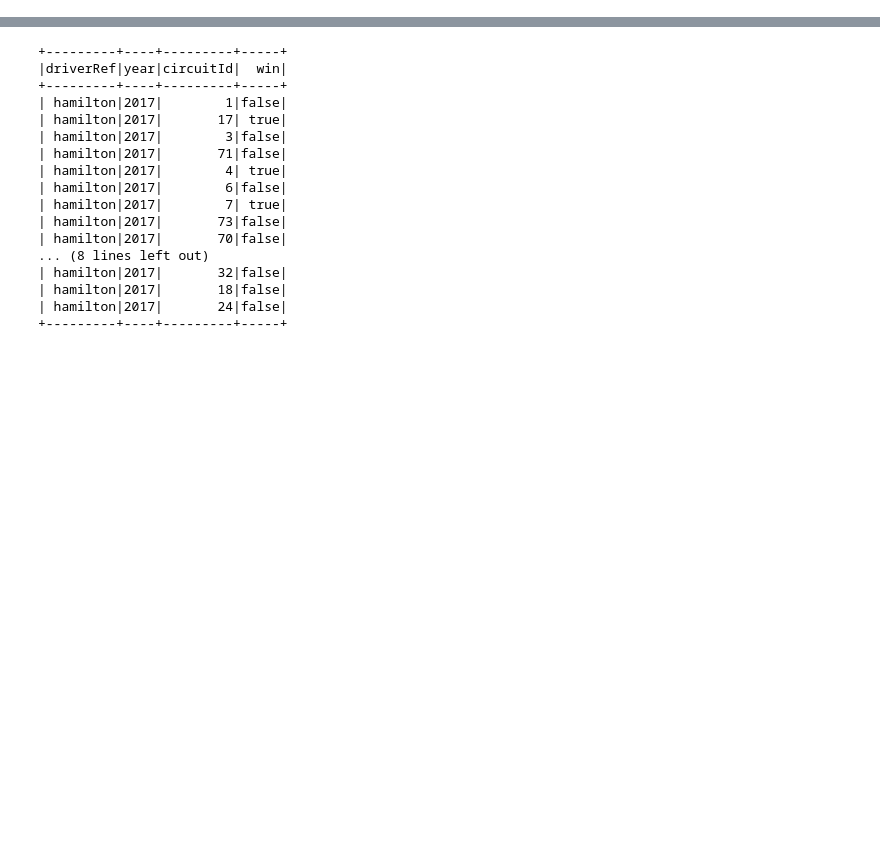
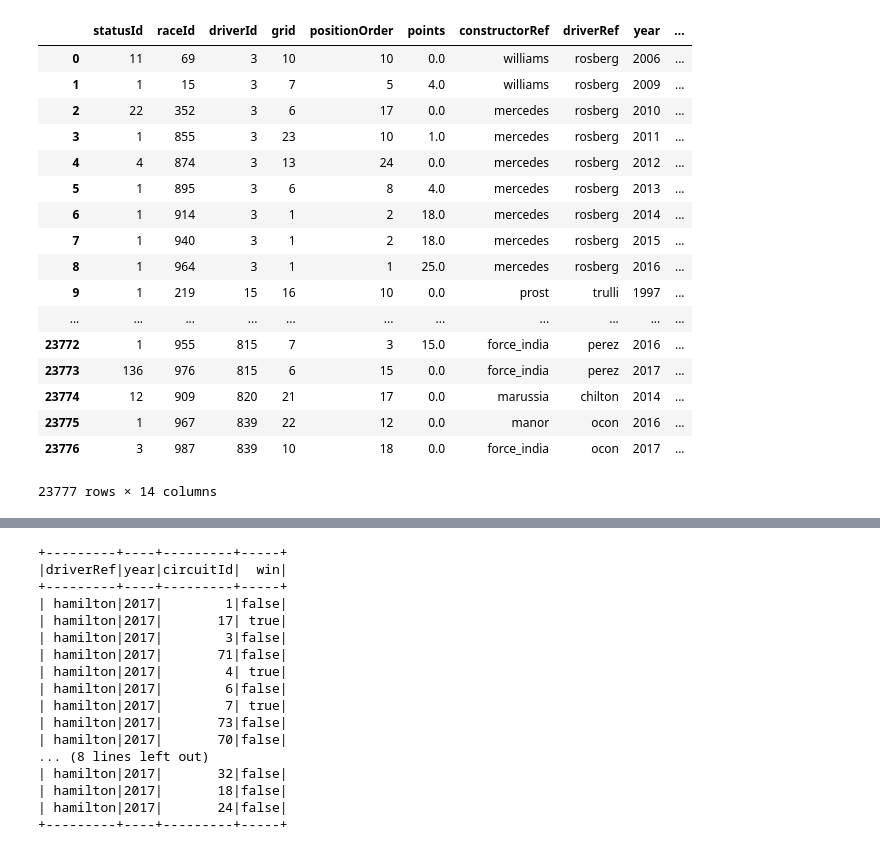
Before and after one commit to NielsHoogeveen1990/F1_predictor, a Jupyter notebook: notebooks/Spark.ipynb, the cells around one changed output, grey strips where cells are left out. Cells and saved outputs as stored; diff of their text form; code cells hidden in the pictures; blank space fills up the shorter version.

```diff
--- a/notebooks/Spark.ipynb
+++ b/notebooks/Spark.ipynb
@@ -99,0 +142,49 @@ only showing top 20 rows
+# %%
+@pandas_udf("statusId int,"
+            "raceId int,"
+            "driverId int,"
+            "grid int,"
+            "positionOrder int,"
+            "points double,"
+            "constructorRef string,"
+            "driverRef string,"
+            "year int,"
+            "circuitId int,"
+            "mean_position_overall double,"
+            "mean_position_percircuit double,"
+            "win int,"
+            "win_per_circuit int",
+            PandasUDFType.GROUPED_MAP)
+def get_wins_per_circuit(pdf):
+    # pdf is a pandas.DataFrame
+    win = pdf.win
+    return pdf.assign(win_per_circuit= win.shift(1).cumsum())
+# %%
+work_df = work_df.groupby('driverId', 'circuitId').apply(get_wins_per_circuit)
+# %%
+def get_wins_per_circuit_pipe(df, *cols):
+    col_list = [item for item in cols]
+    return df.groupby(col_list).apply(get_wins_per_circuit)
+# %%
+test = get_wins_per_circuit_pipe(work_df, 'driverId', 'circuitId')
+# %%
+test.toPandas()
+# %% [output]
+|  | statusId | raceId | driverId | grid | positionOrder | points | constructorRef | driverRef | year | ... |
+| 0 | 11 | 69 | 3 | 10 | 10 | 0.0 | williams | rosberg | 2006 | ... |
+| 1 | 1 | 15 | 3 | 7 | 5 | 4.0 | williams | rosberg | 2009 | ... |
+| 2 | 22 | 352 | 3 | 6 | 17 | 0.0 | mercedes | rosberg | 2010 | ... |
+| 3 | 1 | 855 | 3 | 23 | 10 | 1.0 | mercedes | rosberg | 2011 | ... |
+| 4 | 4 | 874 | 3 | 13 | 24 | 0.0 | mercedes | rosberg | 2012 | ... |
+| 5 | 1 | 895 | 3 | 6 | 8 | 4.0 | mercedes | rosberg | 2013 | ... |
+| 6 | 1 | 914 | 3 | 1 | 2 | 18.0 | mercedes | rosberg | 2014 | ... |
+| 7 | 1 | 940 | 3 | 1 | 2 | 18.0 | mercedes | rosberg | 2015 | ... |
+| 8 | 1 | 964 | 3 | 1 | 1 | 25.0 | mercedes | rosberg | 2016 | ... |
+| 9 | 1 | 219 | 15 | 16 | 10 | 0.0 | prost | trulli | 1997 | ... |
+| ... | ... | ... | ... | ... | ... | ... | ... | ... | ... | ... |
+| 23772 | 1 | 955 | 815 | 7 | 3 | 15.0 | force_india | perez | 2016 | ... |
+| 23773 | 136 | 976 | 815 | 6 | 15 | 0.0 | force_india | perez | 2017 | ... |
+| 23774 | 12 | 909 | 820 | 21 | 17 | 0.0 | marussia | chilton | 2014 | ... |
+| 23775 | 1 | 967 | 839 | 22 | 12 | 0.0 | manor | ocon | 2016 | ... |
+| 23776 | 3 | 987 | 839 | 10 | 18 | 0.0 | force_india | ocon | 2017 | ... |
+23777 rows × 14 columns
```
Also changed, not shown: parts of 21 cells of this notebook, 22 other files.
